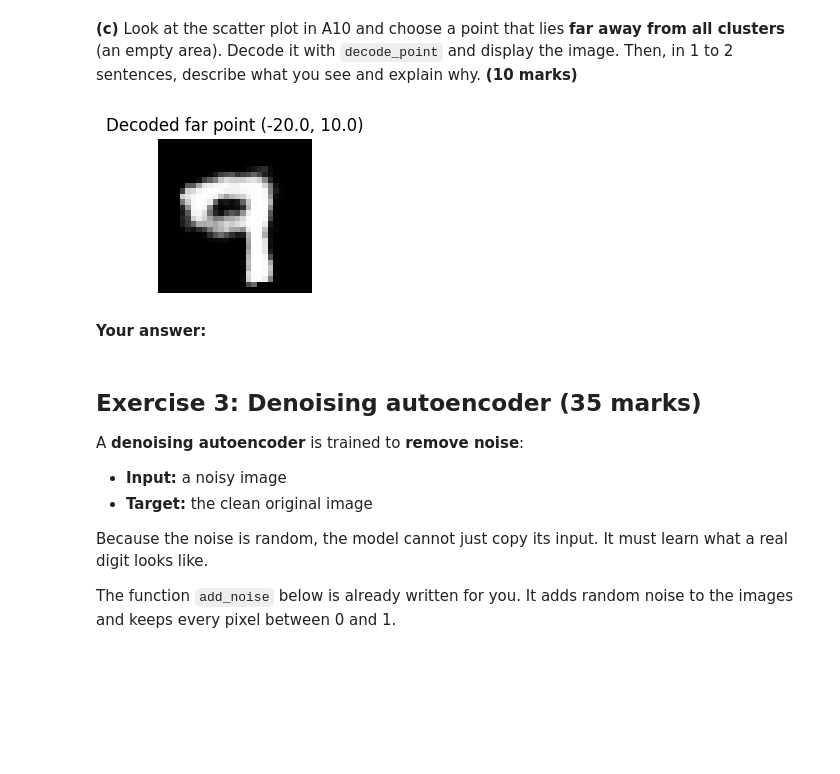
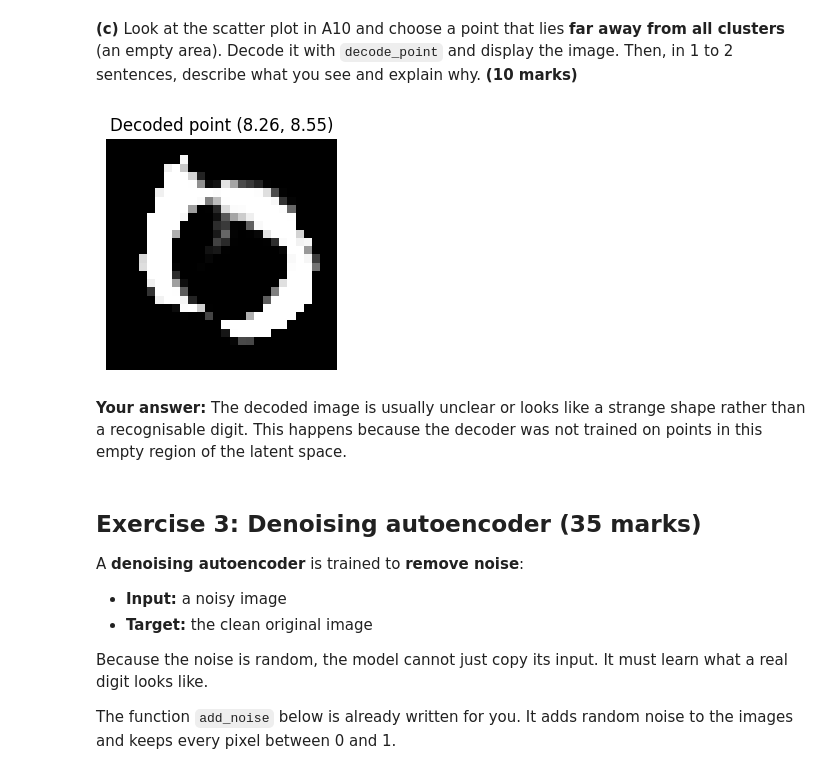
Before and after one commit to Sarvinoz0112/Deep_Learning_and_Neural_Network, a Jupyter notebook: Week11_Lab.ipynb, the cells around one changed output. Saved outputs shown, nothing was run; the diff lists cells and outputs as text; code cells hidden in the pictures; blank space fills up the shorter version.

```diff
--- a/Week11_Lab.ipynb
+++ b/Week11_Lab.ipynb
@@ -696,14 +700,23 @@ plt.show()
 [figure]
 # %% [markdown]
 **(c)** Look at the scatter plot in A10 and choose a point that lies **far away from all clusters** (an empty area). Decode it with `decode_point` and display the image. Then, in 1 to 2 sentences, describe what you see and explain why. **(10 marks)**
-# %%
-# YOUR CODE HERE
-x = None
-y = None
-# %% [output]
-[figure, removed]
-# %% [markdown]
-**Your answer:**
+# %%
+# YOUR CODE HERE
+x = codes[:, 0].max().item() + 2
+y = codes[:, 1].max().item() + 2
+
+image = decode_point(model, x, y)
+
+plt.figure(figsize=(3, 3))
+plt.imshow(image, cmap="gray")
+plt.title(f"Decoded point ({x:.2f}, {y:.2f})")
+plt.axis("off")
+plt.show()
+# %% [output]
+[figure, added]
+# %% [markdown]
+**Your answer:**
+The decoded image is usually unclear or looks like a strange shape rather than a recognisable digit. This happens because the decoder was not trained on points in this empty region of the latent space.
 # %% [markdown]
 ## Exercise 3: Denoising autoencoder (35 marks)
 
```
Also changed, not shown: parts of 17 cells of this notebook.
